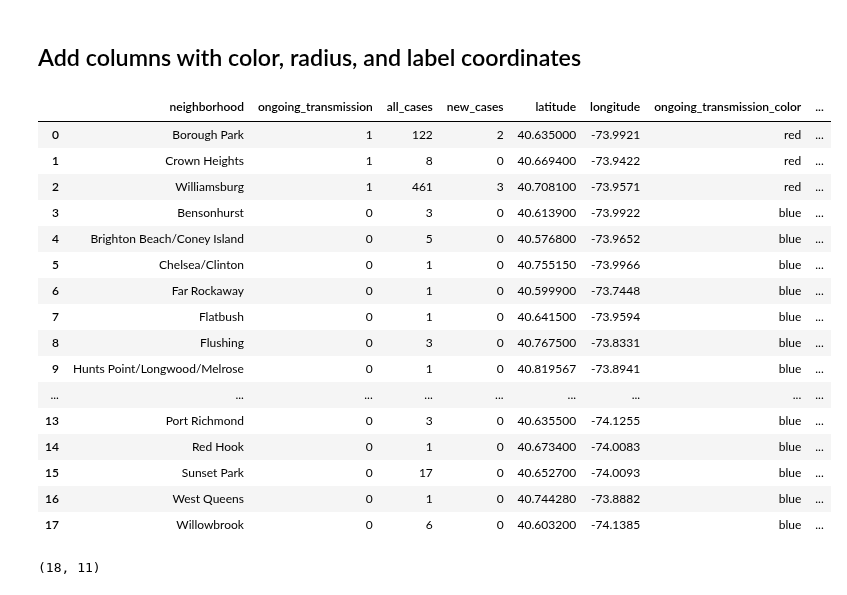
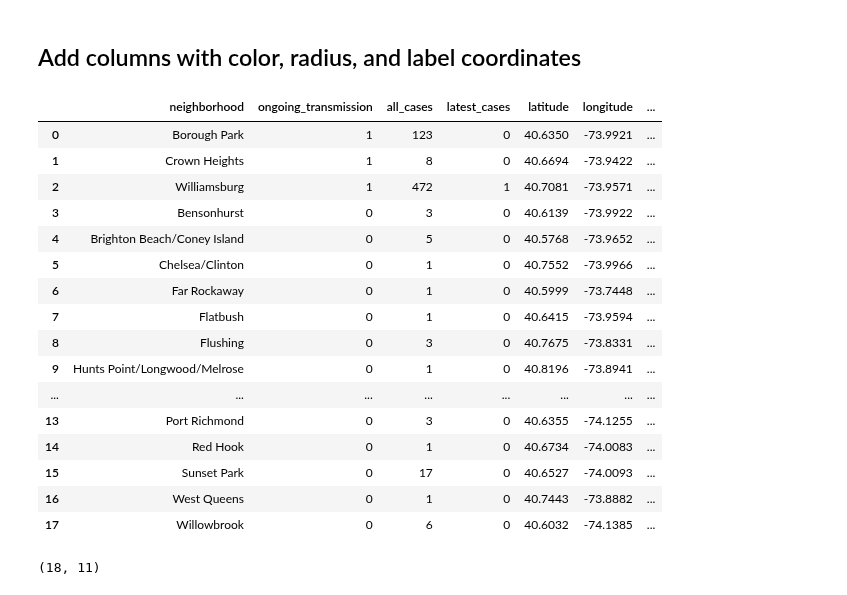
Before and after one commit to carlos-afonso/measles, a Jupyter notebook: notebooks/nyc-measles-cases-by-neighborhood.ipynb, the cells around one changed output. Saved outputs shown, nothing was run; the diff lists cells and outputs as text; code cells hidden in the pictures.

Commit message:
Improves and updates NYC measles cases by neighborhood

```diff
--- a/notebooks/nyc-measles-cases-by-neighborhood.ipynb
+++ b/notebooks/nyc-measles-cases-by-neighborhood.ipynb
@@ -234,0 +26,31 @@ df.shape
+# %%
+# Define data files paths
+measles_data_file = os.path.join('..', 'data', 'nyc-measles-cases-by-neighborhood.xlsx')
+coordinates_data_file = os.path.join('..', 'data', 'nyc-neighborhoods-coordinates.csv')
+
+# Read measles data
+if os.path.exists(measles_data_file):
+
+    # Get just the sheet names (without loading all the data)
+    sheet_names = xlrd.open_workbook(measles_data_file, on_demand=True).sheet_names()
+    print('Info: Measles data versions available:', sheet_names)
+
+    # Note: Each sheet is a data version/update and is named with the date of that update,
+    # using the ISO format YYYY-MM-DD.
+
+    # Find the sheet with the latest data
+    latest_sheet = sorted(sheet_names)[-1]
+
+    # Read the latest data
+    measles_df = pd.read_excel(measles_data_file, sheet_name=latest_sheet)
+    print('Done: Read the lastest measles data:', latest_sheet)
+
+else:
+    print('ERROR: measles data file not found:', measles_data_file)
+
+# Read coordinates data
+if os.path.exists(coordinates_data_file):
+    coordinates_df = pd.read_csv(coordinates_data_file)
+    print('Done: Read the coordinates data')
+else:
+    print('ERROR: coordinates data file not found:', measles_data_file)
@@ -234,0 +157,6 @@ df.shape
+# %%
+measles_new_cols = ['neighborhood', 'ongoing_transmission', 'all_cases', 'latest_cases']
+
+measles_df.columns = measles_new_cols
+
+measles_df.head(1)
@@ -234,0 +178,6 @@ df.shape
+# %%
+# Merge the measles and coordinates data into a single dataframe
+df = pd.merge(measles_df, coordinates_df, on='neighborhood')
+
+# Show the data
+df
@@ -241,51 +208,51 @@ active_color   = 'red'  # '#ff4d4d' '#ff0000' '#8b0000'
 inactive_color = 'blue' # '#4d4dff' '#0000ff' '#00008b'
 
 df['ongoing_transmission_color'] = list(map(
     lambda x: active_color if x == 1 else inactive_color,
     df['ongoing_transmission']
 ))
 
 # Add radius columns
 
 def cases_radius(x):
     if x == 0:
         return 2
     elif x < 10:
         return 8
     elif x < 100:
         return 16
     else:
         return 24
 
 df['all_cases_radius'] = list(map(cases_radius, df['all_cases']))
 
-df['new_cases_radius'] = list(map(cases_radius, df['new_cases']))
+df['latest_cases_radius'] = list(map(cases_radius, df['latest_cases']))
 
 # Add label coordinates columns
 
 df['label_latitude'] = df['latitude']
 
 df['label_longitude'] = df['longitude']
 
 df
 # %% [output]
-|  | neighborhood | ongoing_transmission | all_cases | new_cases | latitude | longitude | ongoing_transmission_color | ... |
-| 0 | Borough Park | 1 | 122 | 2 | 40.635000 | -73.9921 | red | ... |
-| 1 | Crown Heights | 1 | 8 | 0 | 40.669400 | -73.9422 | red | ... |
-| 2 | Williamsburg | 1 | 461 | 3 | 40.708100 | -73.9571 | red | ... |
-| 3 | Bensonhurst | 0 | 3 | 0 | 40.613900 | -73.9922 | blue | ... |
-| 4 | Brighton Beach/Coney Island | 0 | 5 | 0 | 40.576800 | -73.9652 | blue | ... |
-| 5 | Chelsea/Clinton | 0 | 1 | 0 | 40.755150 | -73.9966 | blue | ... |
-| 6 | Far Rockaway | 0 | 1 | 0 | 40.599900 | -73.7448 | blue | ... |
-| 7 | Flatbush | 0 | 1 | 0 | 40.641500 | -73.9594 | blue | ... |
-| 8 | Flushing | 0 | 3 | 0 | 40.767500 | -73.8331 | blue | ... |
-| 9 | Hunts Point/Longwood/Melrose | 0 | 1 | 0 | 40.819567 | -73.8941 | blue | ... |
-| ... | ... | ... | ... | ... | ... | ... | ... | ... |
-| 13 | Port Richmond | 0 | 3 | 0 | 40.635500 | -74.1255 | blue | ... |
-| 14 | Red Hook | 0 | 1 | 0 | 40.673400 | -74.0083 | blue | ... |
-| 15 | Sunset Park | 0 | 17 | 0 | 40.652700 | -74.0093 | blue | ... |
-| 16 | West Queens | 0 | 1 | 0 | 40.744280 | -73.8882 | blue | ... |
-| 17 | Willowbrook | 0 | 6 | 0 | 40.603200 | -74.1385 | blue | ... |
+|  | neighborhood | ongoing_transmission | all_cases | latest_cases | latitude | longitude | ... |
+| 0 | Borough Park | 1 | 123 | 0 | 40.6350 | -73.9921 | ... |
+| 1 | Crown Heights | 1 | 8 | 0 | 40.6694 | -73.9422 | ... |
+| 2 | Williamsburg | 1 | 472 | 1 | 40.7081 | -73.9571 | ... |
+| 3 | Bensonhurst | 0 | 3 | 0 | 40.6139 | -73.9922 | ... |
+| 4 | Brighton Beach/Coney Island | 0 | 5 | 0 | 40.5768 | -73.9652 | ... |
+| 5 | Chelsea/Clinton | 0 | 1 | 0 | 40.7552 | -73.9966 | ... |
+| 6 | Far Rockaway | 0 | 1 | 0 | 40.5999 | -73.7448 | ... |
+| 7 | Flatbush | 0 | 1 | 0 | 40.6415 | -73.9594 | ... |
+| 8 | Flushing | 0 | 3 | 0 | 40.7675 | -73.8331 | ... |
+| 9 | Hunts Point/Longwood/Melrose | 0 | 1 | 0 | 40.8196 | -73.8941 | ... |
+| ... | ... | ... | ... | ... | ... | ... | ... |
+| 13 | Port Richmond | 0 | 3 | 0 | 40.6355 | -74.1255 | ... |
+| 14 | Red Hook | 0 | 1 | 0 | 40.6734 | -74.0083 | ... |
+| 15 | Sunset Park | 0 | 17 | 0 | 40.6527 | -74.0093 | ... |
+| 16 | West Queens | 0 | 1 | 0 | 40.7443 | -73.8882 | ... |
+| 17 | Willowbrook | 0 | 6 | 0 | 40.6032 | -74.1385 | ... |
 # %%
 df.shape
 # %% [output]
```
Also changed, not shown: parts of 45 cells of this notebook, 15 other files.
